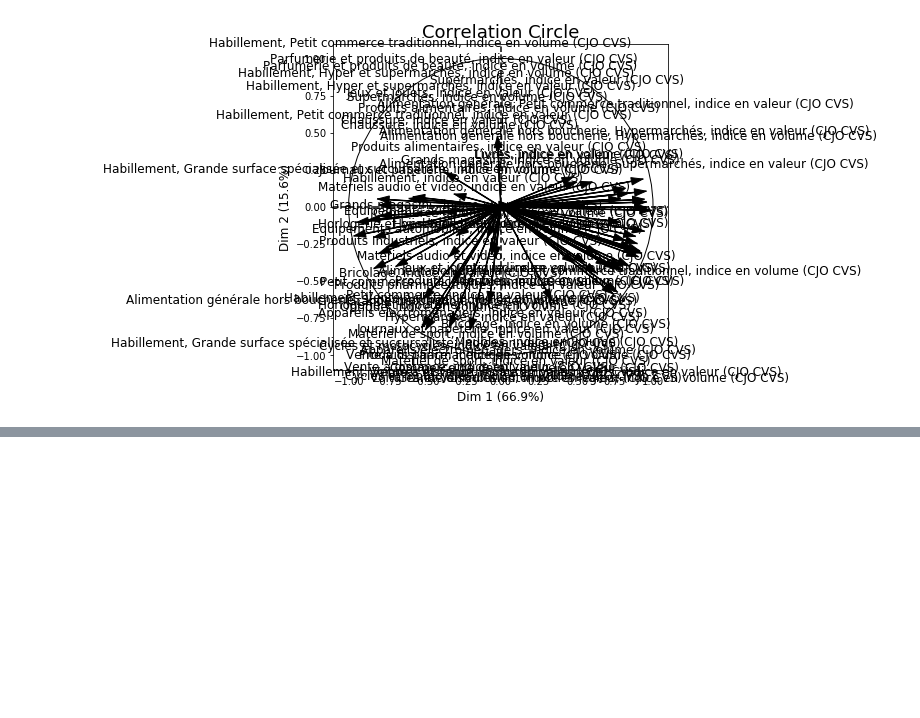
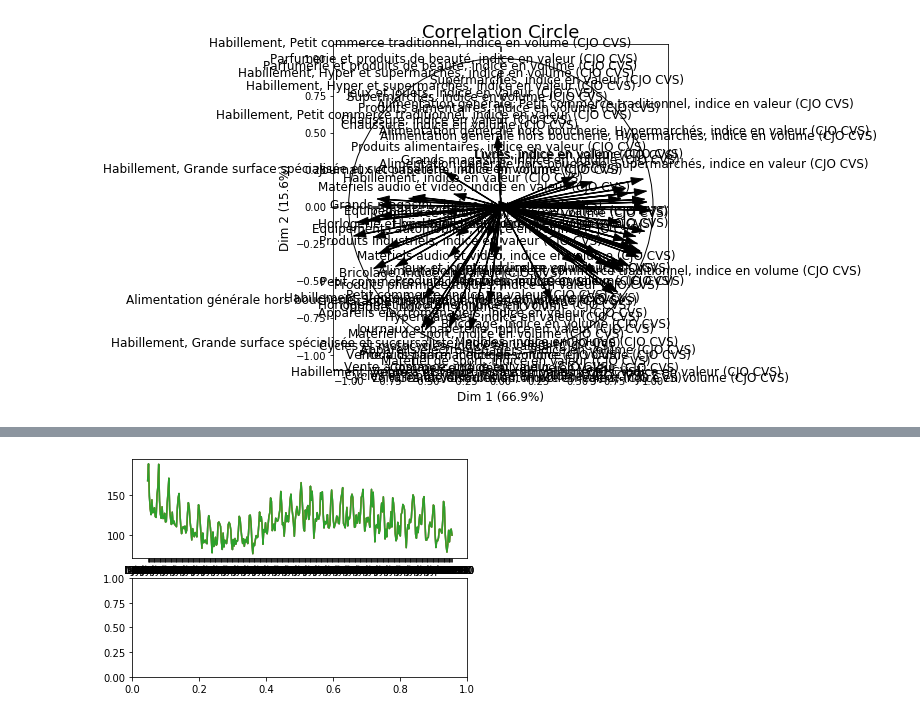
Before and after one commit to LittleBabyPanda/Q3-Project, a Jupyter notebook: Notebook du projet.ipynb, the cells around one changed output, grey strips where cells are left out. Saved outputs shown, nothing was run; the diff lists cells and outputs as text; code cells hidden in the pictures; blank space fills up the shorter version.

```diff
--- a/Notebook du projet.ipynb
+++ b/Notebook du projet.ipynb
@@ -322,0 +322,5 @@ pca_retail_trade.components_.shape
+# %%
+axs[0].plot(list(retail_trade.loc[:,brut].iloc[:,0].index),list(retail_trade.loc[:,brut].iloc[:,0]))
+fig
+# %% [output]
+[figure, added]
```
Also changed, not shown: parts of 2 cells of this notebook, 1 other file.
